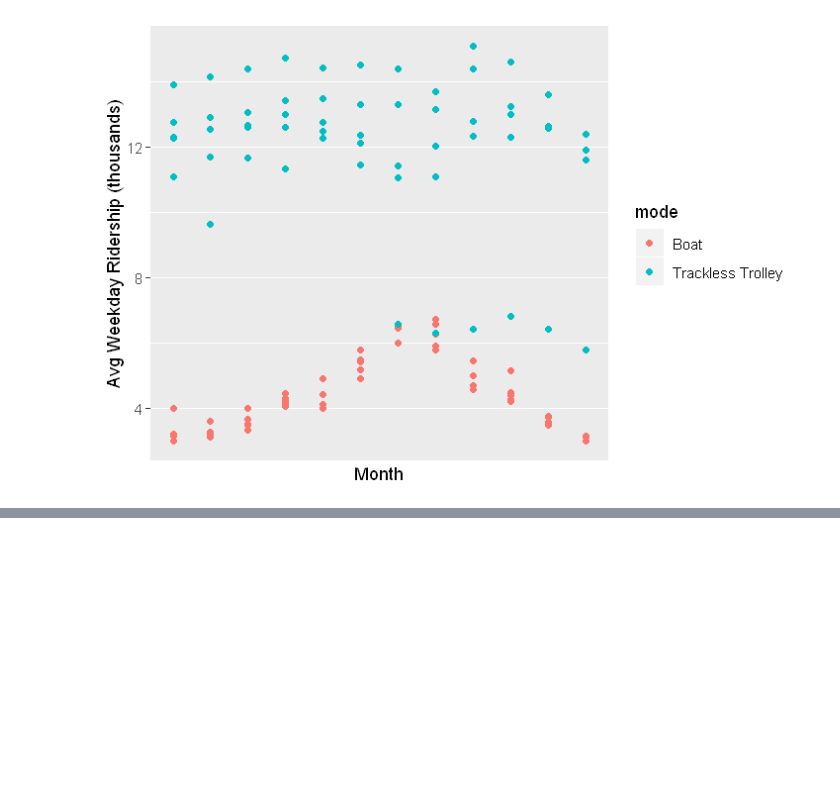
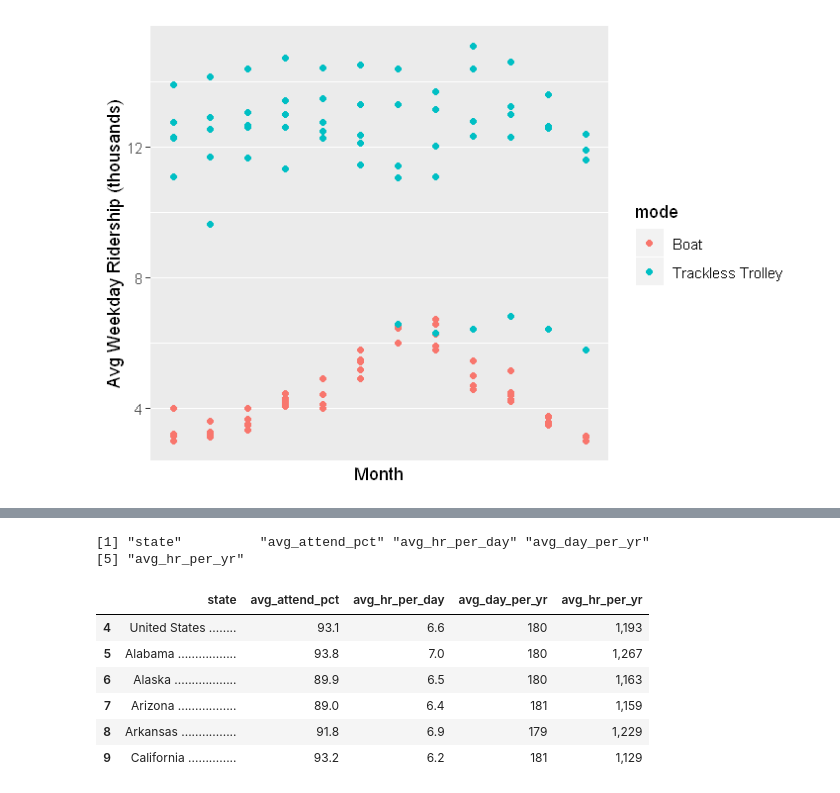
Before and after one commit to KarinRoe/R_datacamp, a Jupyter notebook: Case_studies_Importing_Cleaning.ipynb, the cells around one changed output, grey strips where cells are left out. Cells and saved outputs as stored; diff of their text form; code cells hidden in the pictures; blank space fills up the shorter version.

```diff
--- a/Case_studies_Importing_Cleaning.ipynb
+++ b/Case_studies_Importing_Cleaning.ipynb
@@ -445,0 +777,7 @@ ggplot(mbta_boat, aes(x = month, y = thou_riders, col = mode)) +
+# %%
+# Create remove
+remove <- c( 3, 5, 7, 9, 11, 13, 15, 17)
+
+# Create att3
+att3 <- att2[,-remove]
+head(att3,3)
@@ -445,0 +797,9 @@ ggplot(mbta_boat, aes(x = month, y = thou_riders, col = mode)) +
+# %%
+# Subset just elementary schools: att_elem
+att_elem <- select(att3, 1, 6, 7)
+
+# Subset just secondary schools: att_sec
+att_sec <- select(att3, 1, 8, 9)
+
+# Subset all schools: att4
+att4 <- select(att3, 1:5)
@@ -445,0 +812,28 @@ ggplot(mbta_boat, aes(x = month, y = thou_riders, col = mode)) +
+# %%
+## att4 is pre-loaded
+
+# Define cnames vector (don't change)
+cnames <- c("state", "avg_attend_pct", "avg_hr_per_day",
+            "avg_day_per_yr", "avg_hr_per_yr")
+
+# Assign column names of att4
+colnames(att4) <- cnames
+
+# Remove first two rows of att4: att5
+att5 <- att4[-c(1,2),]
+
+# View the names of att5
+names(att5)
+# %% [output]
+[1] "state"          "avg_attend_pct" "avg_hr_per_day" "avg_day_per_yr"
+[5] "avg_hr_per_yr"
+# %%
+head(att5)
+# %% [output]
+|  | state | avg_attend_pct | avg_hr_per_day | avg_day_per_yr | avg_hr_per_yr |
+| 4 | United States ........ | 93.1 | 6.6 | 180 | 1,193 |
+| 5 | Alabama ................. | 93.8 | 7.0 | 180 | 1,267 |
+| 6 | Alaska .................. | 89.9 | 6.5 | 180 | 1,163 |
+| 7 | Arizona ................. | 89.0 | 6.4 | 181 | 1,159 |
+| 8 | Arkansas ................ | 91.8 | 6.9 | 179 | 1,229 |
+| 9 | California .............. | 93.2 | 6.2 | 181 | 1,129 |
```
Also changed, not shown: parts of 36 cells of this notebook.
